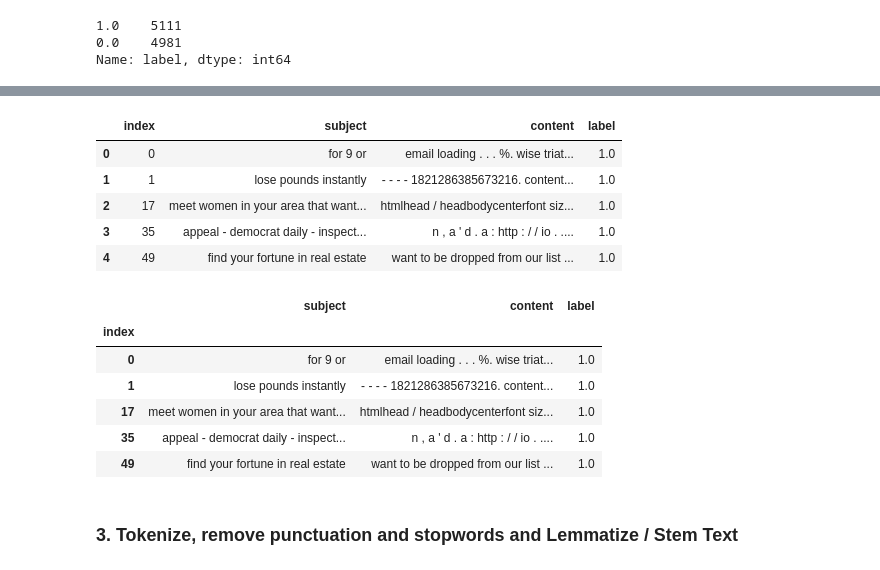
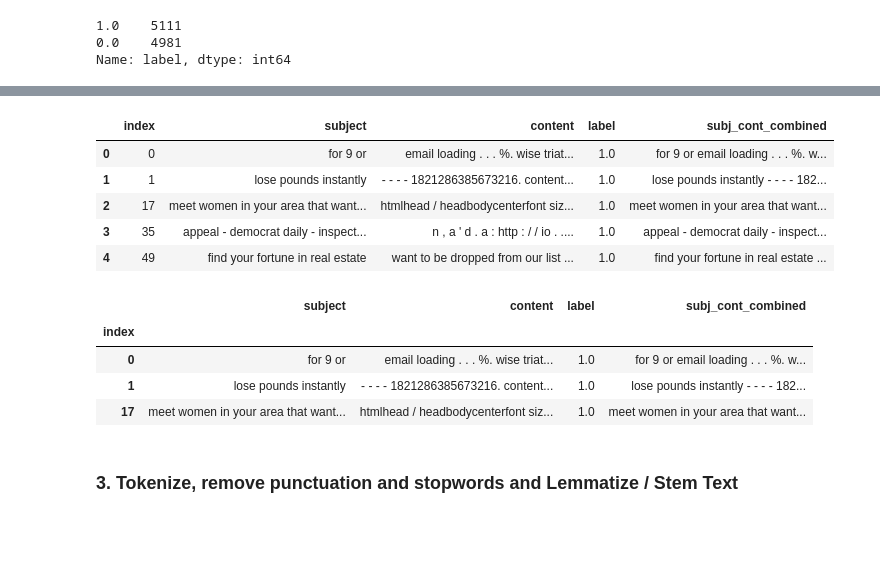
Before and after one commit to Botafogo1894/Text_Classifier_Notebook, a Jupyter notebook: Email_Classifier.ipynb, the cells around one changed output, grey strips where cells are left out. Cells and saved outputs as stored; diff of their text form; code cells hidden in the pictures; blank space fills up the shorter version.

```diff
--- a/Email_Classifier.ipynb
+++ b/Email_Classifier.ipynb
@@ -96,3 +114,6 @@ email_list = pd.read_csv('email_snorkel.csv')
+# %%
+### Combine Subject and Content, so you can train model on combined text
+email_list['subj_cont_combined'] = email_list['subject'] + ' ' + email_list['content']
 # %%
 email_list.head()
 # %% [output]
@@ -159,5 +197,6 @@ label        0
 dtype: int64
 # %%
-#Drop Rows with NaN values from DF
-model_df.dropna(inplace = True)
+#Drop Rows with NaN values for the combined label
+model_df = model_df[model_df.subj_cont_combined.notnull()]
+model_df.info()
 # %% [output]
@@ -182,24 +215,22 @@ memory usage: 387.3+ KB
 # %%
 model_df.head()
 # %% [output]
-|  | index | subject | content | label |
-| 0 | 0 | for 9 or | email loading . . . %. wise triat... | 1.0 |
-| 1 | 1 | lose pounds instantly | - - - - 1821286385673216. content... | 1.0 |
-| 2 | 17 | meet women in your area that want... | htmlhead / headbodycenterfont siz... | 1.0 |
-| 3 | 35 | appeal - democrat daily - inspect... | n , a ' d . a : http : / / io . .... | 1.0 |
-| 4 | 49 | find your fortune in real estate | want to be dropped from our list ... | 1.0 |
+|  | index | subject | content | label | subj_cont_combined |
+| 0 | 0 | for 9 or | email loading . . . %. wise triat... | 1.0 | for 9 or email loading . . . %. w... |
+| 1 | 1 | lose pounds instantly | - - - - 1821286385673216. content... | 1.0 | lose pounds instantly - - - - 182... |
+| 2 | 17 | meet women in your area that want... | htmlhead / headbodycenterfont siz... | 1.0 | meet women in your area that want... |
+| 3 | 35 | appeal - democrat daily - inspect... | n , a ' d . a : http : / / io . .... | 1.0 | appeal - democrat daily - inspect... |
+| 4 | 49 | find your fortune in real estate | want to be dropped from our list ... | 1.0 | find your fortune in real estate ... |
 # %%
 model_df.set_index(['index'], inplace = True)
 # %%
-model_df.head()
+model_df.head(3)
 # %% [output]
-|  | subject | content | label |
-| index |  |  |  |
-| 0 | for 9 or | email loading . . . %. wise triat... | 1.0 |
-| 1 | lose pounds instantly | - - - - 1821286385673216. content... | 1.0 |
-| 17 | meet women in your area that want... | htmlhead / headbodycenterfont siz... | 1.0 |
-| 35 | appeal - democrat daily - inspect... | n , a ' d . a : http : / / io . .... | 1.0 |
-| 49 | find your fortune in real estate | want to be dropped from our list ... | 1.0 |
+|  | subject | content | label | subj_cont_combined |
+| index |  |  |  |  |
+| 0 | for 9 or | email loading . . . %. wise triat... | 1.0 | for 9 or email loading . . . %. w... |
+| 1 | lose pounds instantly | - - - - 1821286385673216. content... | 1.0 | lose pounds instantly - - - - 182... |
+| 17 | meet women in your area that want... | htmlhead / headbodycenterfont siz... | 1.0 | meet women in your area that want... |
 # %% [markdown]
 ### 3. Tokenize, remove punctuation and stopwords and Lemmatize / Stem Text
 # %%
```
Also changed, not shown: parts of 200 cells of this notebook.
